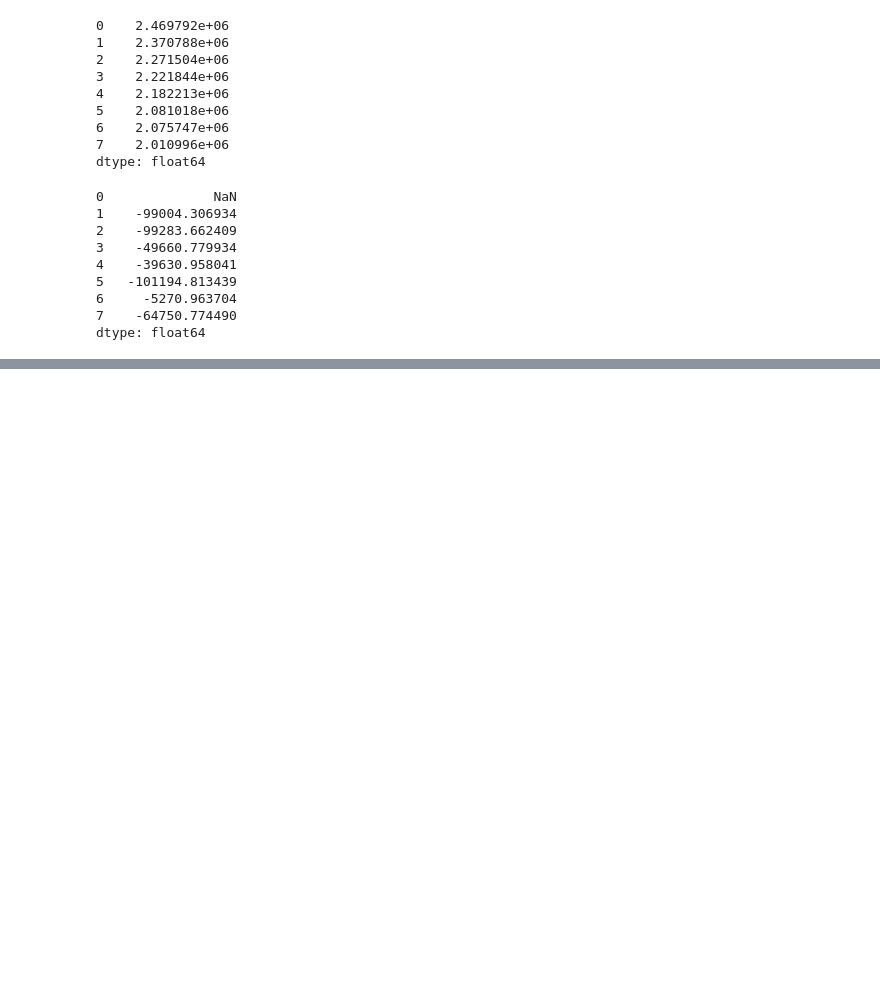
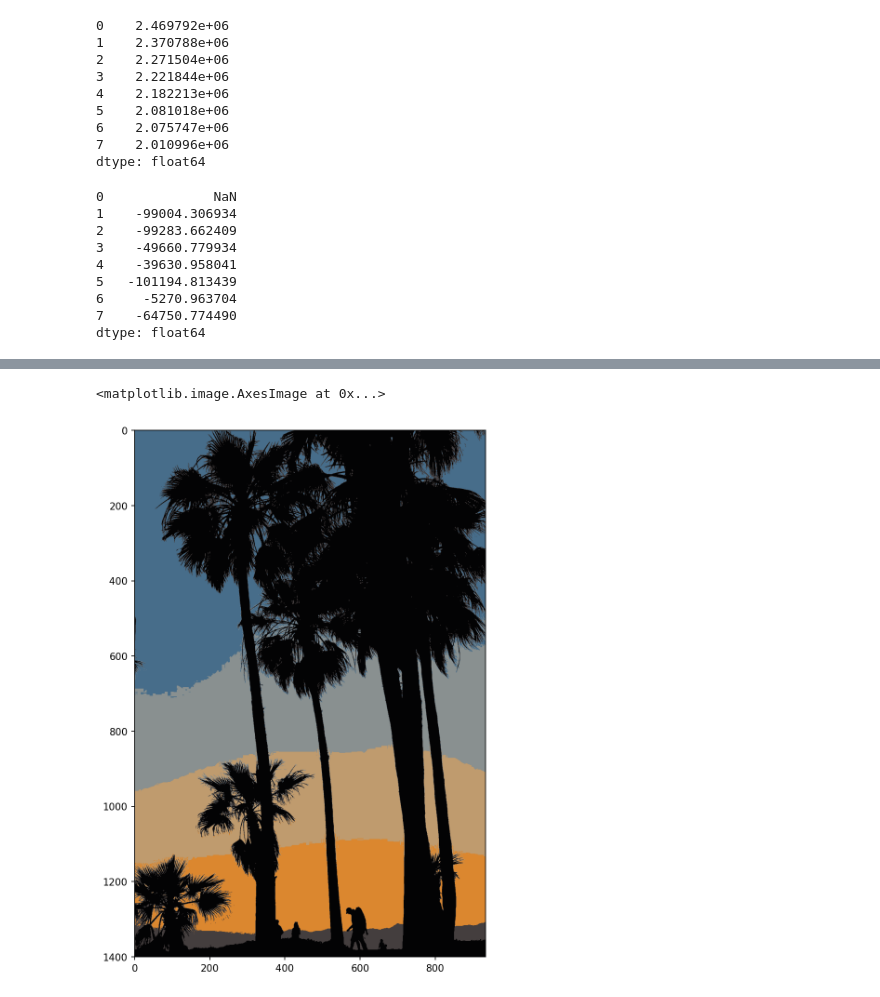
Before and after one commit to pawel9009/ML, a Jupyter notebook: notebooks/Clustering.ipynb, the cells around one changed output, grey strips where cells are left out. Cells and saved outputs as stored; diff of their text form; code cells hidden in the pictures; blank space fills up the shorter version.

```diff
--- a/notebooks/Clustering.ipynb
+++ b/notebooks/Clustering.ipynb
@@ -162,0 +233,8 @@ dtype: float64
+# %%
+quant_image = np.reshape(rgb_codes[labels], (h,w,c))
+# %%
+plt.figure(figsize=(12,10),dpi=150)
+plt.imshow(quant_image)
+# %% [output]
+<matplotlib.image.AxesImage at 0x...>
+[figure, added]
```
Also changed, not shown: parts of 15 cells of this notebook.
